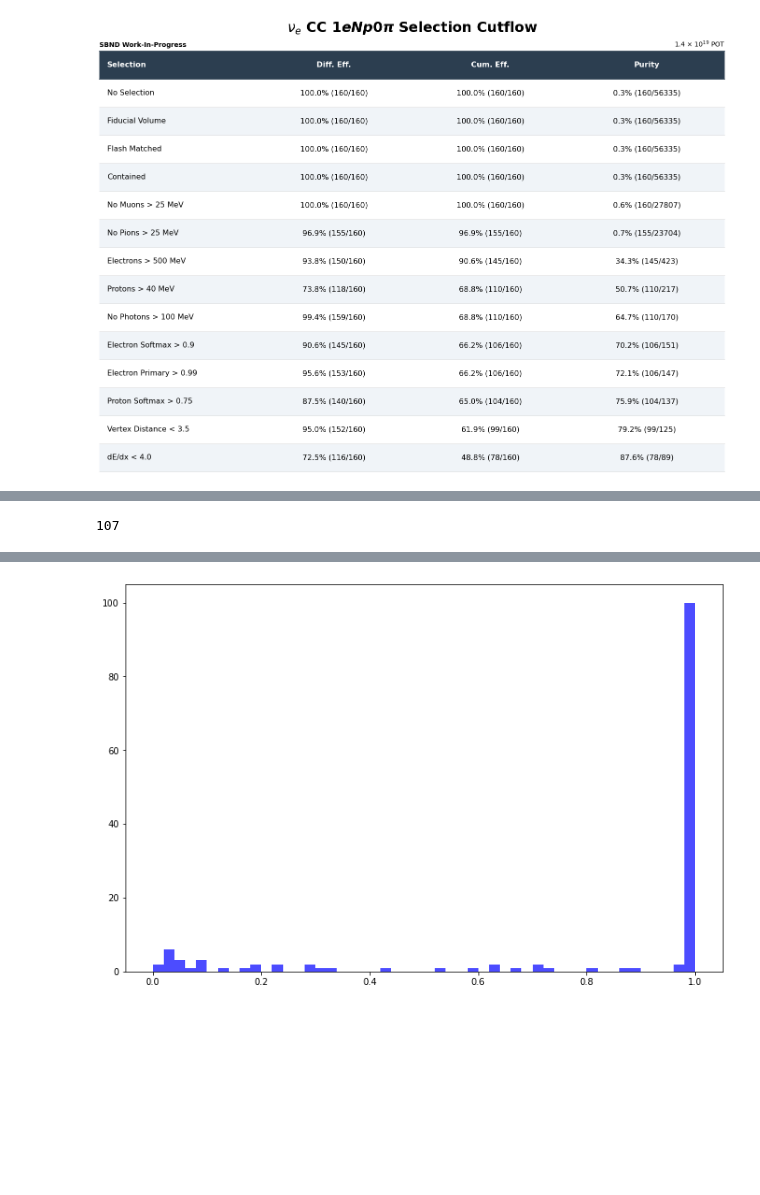
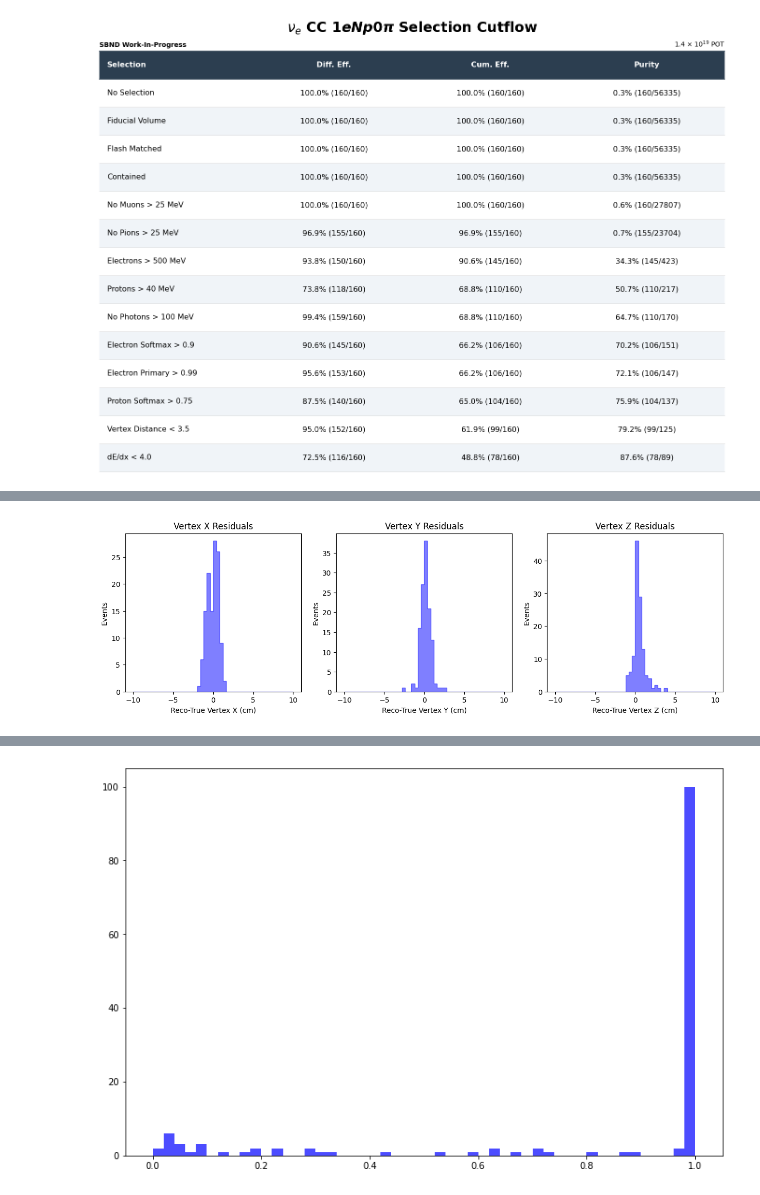
Before and after one commit to carriganm95/cafpyana, a Jupyter notebook: analysis_village/nueNp0Pi/notebooks/test.ipynb, the cells around one changed output, grey strips where cells are left out. Cells and saved outputs as stored; diff of their text form; code cells hidden in the pictures; blank space fills up the shorter version.

```diff
--- a/analysis_village/nueNp0Pi/notebooks/test.ipynb
+++ b/analysis_village/nueNp0Pi/notebooks/test.ipynb
@@ -158,7 +175,7 @@ KeyError: 'Level rec.dlp_true.particles..index not found'
 all_mask = pd.Series(True, index=df.index) # mask of all particles
 
 # preselection interaction level masks
-fid_mask = df.rec.dlp['is_fiducial'] == 1
+fid_mask = (df.rec.dlp['is_fiducial'] == 1) & (df.rec.dlp['sbnd_fiducial_reco'] == 1)
 flash_mask = df.rec.dlp['is_flash_matched'] == 1
 contained_mask = df.rec.dlp['is_contained'] == 1
 muon_mask = df.rec.dlp['muon_mask_reco'] == 0
@@ -456,5 +538,29 @@ plt.show()
+# %%
+fig, ax = plt.subplots(1, 3, figsize=(15, 4))
+
+ax[0].hist(x_vertex-x_vertex_true, bins=50, range=(-10, 10), histtype='step', color='blue', label='Vertex X Residuals', fill=True, alpha=0.5)
+ax[0].set_xlabel('Reco-True Vertex X (cm)')
+ax[0].set_ylabel('Events')
+ax[0].set_title('Vertex X Residuals')
+
+ax[1].hist(y_vertex-y_vertex_true, bins=50, range=(-10, 10), histtype='step', color='blue', label='Vertex Y Residuals', fill=True, alpha=0.5)
+ax[1].set_xlabel('Reco-True Vertex Y (cm)')
+ax[1].set_ylabel('Events')
+ax[1].set_title('Vertex Y Residuals')
+
+ax[2].hist(z_vertex-z_vertex_true, bins=50, range=(-10, 10), histtype='step', color='blue', label='Vertex Z Residuals', fill=True, alpha=0.5)
+ax[2].set_xlabel('Reco-True Vertex Z (cm)')
+ax[2].set_ylabel('Events')
+ax[2].set_title('Vertex Z Residuals')
+plt.show()
+# %% [output]
+[figure, added]
 # %%
-# ele_prim_score = df.rec.dlp.particles.primary_scores['I0'][mask]
-len(df[mask].groupby(level=[0, 1]).size())
+x_vertex = df.rec.dlp.vertex.x
+x_vertex_true = df.rec.dlp_true.vertex.x
+
+y_vertex = df.rec.dlp.vertex.y
+y_vertex_true = df.rec.dlp_true.vertex.y
+
+z_vertex = df.rec.dlp.vertex.z
+z_vertex_true = df.rec.dlp_true.vertex.z
-# %% [output]
-107
```
Also changed, not shown: parts of 12 cells of this notebook, 5 other files.
